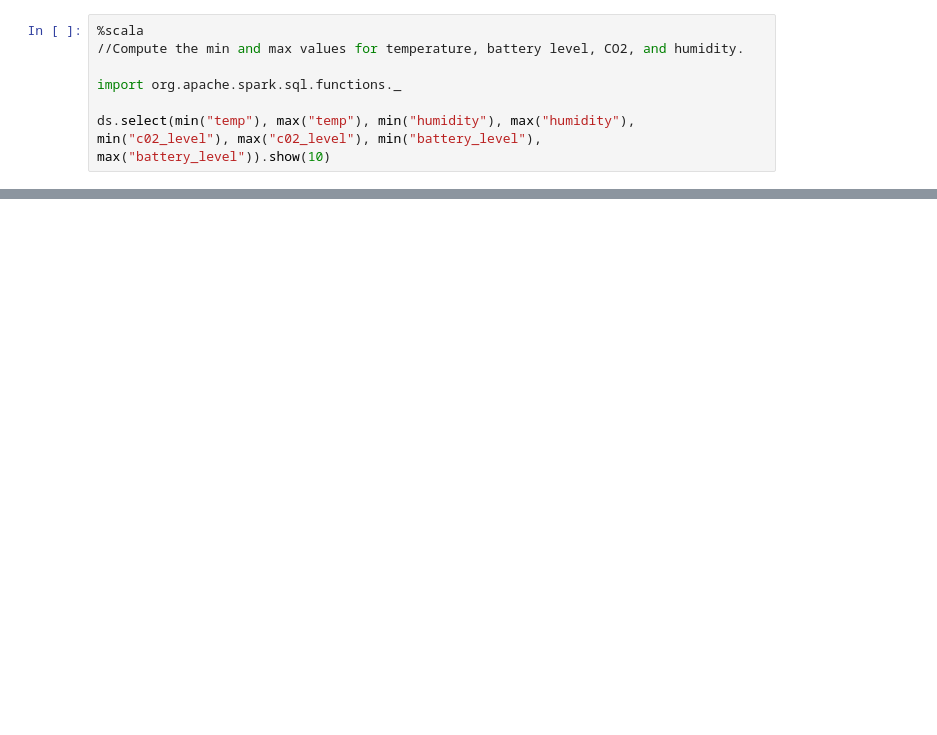
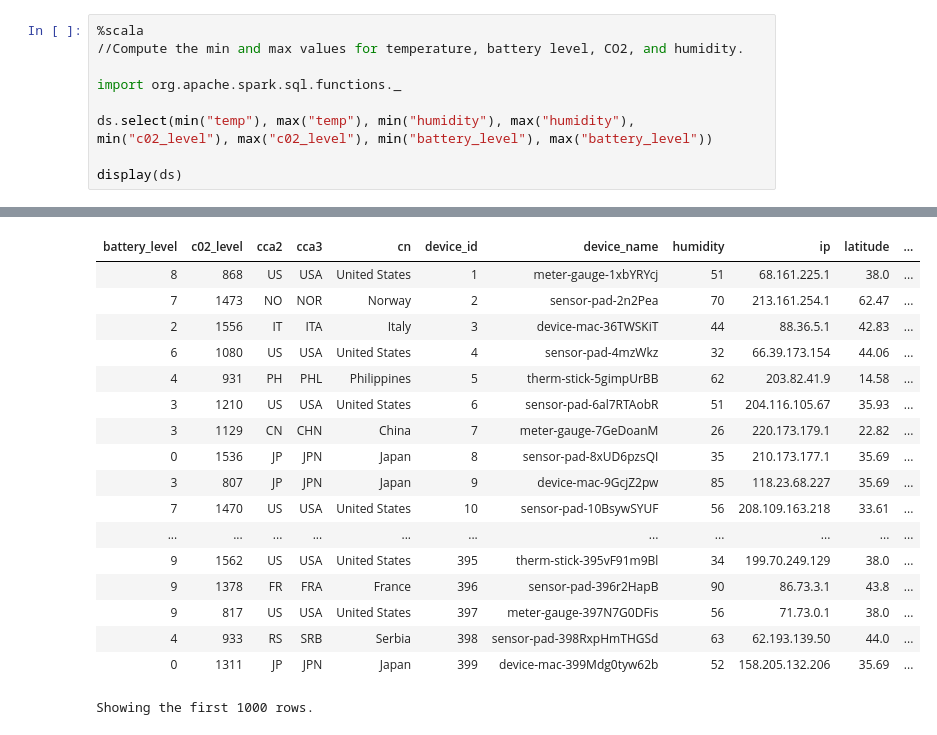
Before and after one commit to inakibosonit/formacion, a Jupyter notebook: libro_learning_spark/end_to_end_dataset_example_pagina74.ipynb, the cells around one changed output, grey strips where cells are left out. Saved outputs shown, nothing was run; the diff lists cells and outputs as text; blank space fills up the shorter version.

Commit message:
cambiar a displays

```diff
--- a/libro_learning_spark/end_to_end_dataset_example_pagina74.ipynb
+++ b/libro_learning_spark/end_to_end_dataset_example_pagina74.ipynb
@@ -43,5 +65,7 @@ newDS.show(10, false)
 
 import org.apache.spark.sql.functions._
 
-ds.select(min("temp"), max("temp"), min("humidity"), max("humidity"), min("c02_level"), max("c02_level"), min("battery_level"), max("battery_level")).show(10)
+ds.select(min("temp"), max("temp"), min("humidity"), max("humidity"), min("c02_level"), max("c02_level"), min("battery_level"), max("battery_level"))
+
+display(ds)
 # %% [output]
@@ -49,3 +72,21 @@ ds.select(min("temp"), max("temp"), min("humidity"), max("humidity"), min("c02_l
+| battery_level | c02_level | cca2 | cca3 | cn | device_id | device_name | humidity | ip | latitude | ... |
+| 8 | 868 | US | USA | United States | 1 | meter-gauge-1xbYRYcj | 51 | 68.161.225.1 | 38.0 | ... |
+| 7 | 1473 | NO | NOR | Norway | 2 | sensor-pad-2n2Pea | 70 | 213.161.254.1 | 62.47 | ... |
+| 2 | 1556 | IT | ITA | Italy | 3 | device-mac-36TWSKiT | 44 | 88.36.5.1 | 42.83 | ... |
+| 6 | 1080 | US | USA | United States | 4 | sensor-pad-4mzWkz | 32 | 66.39.173.154 | 44.06 | ... |
+| 4 | 931 | PH | PHL | Philippines | 5 | therm-stick-5gimpUrBB | 62 | 203.82.41.9 | 14.58 | ... |
+| 3 | 1210 | US | USA | United States | 6 | sensor-pad-6al7RTAobR | 51 | 204.116.105.67 | 35.93 | ... |
+| 3 | 1129 | CN | CHN | China | 7 | meter-gauge-7GeDoanM | 26 | 220.173.179.1 | 22.82 | ... |
+| 0 | 1536 | JP | JPN | Japan | 8 | sensor-pad-8xUD6pzsQI | 35 | 210.173.177.1 | 35.69 | ... |
+| 3 | 807 | JP | JPN | Japan | 9 | device-mac-9GcjZ2pw | 85 | 118.23.68.227 | 35.69 | ... |
+| 7 | 1470 | US | USA | United States | 10 | sensor-pad-10BsywSYUF | 56 | 208.109.163.218 | 33.61 | ... |
+| ... | ... | ... | ... | ... | ... | ... | ... | ... | ... | ... |
+| 9 | 1562 | US | USA | United States | 395 | therm-stick-395vF91m9Bl | 34 | 199.70.249.129 | 38.0 | ... |
+| 9 | 1378 | FR | FRA | France | 396 | sensor-pad-396r2HapB | 90 | 86.73.3.1 | 43.8 | ... |
+| 9 | 817 | US | USA | United States | 397 | meter-gauge-397N7G0DFis | 56 | 71.73.0.1 | 38.0 | ... |
+| 4 | 933 | RS | SRB | Serbia | 398 | sensor-pad-398RxpHmTHGSd | 63 | 62.193.139.50 | 44.0 | ... |
+| 0 | 1311 | JP | JPN | Japan | 399 | device-mac-399Mdg0tyw62b | 52 | 158.205.132.206 | 35.69 | ... |
+Showing the first 1000 rows.
 # %%
 %scala
 //Sort and group by average temperature, CO2, humidity, and country.
```
Also changed, not shown: parts of 5 cells of this notebook.
